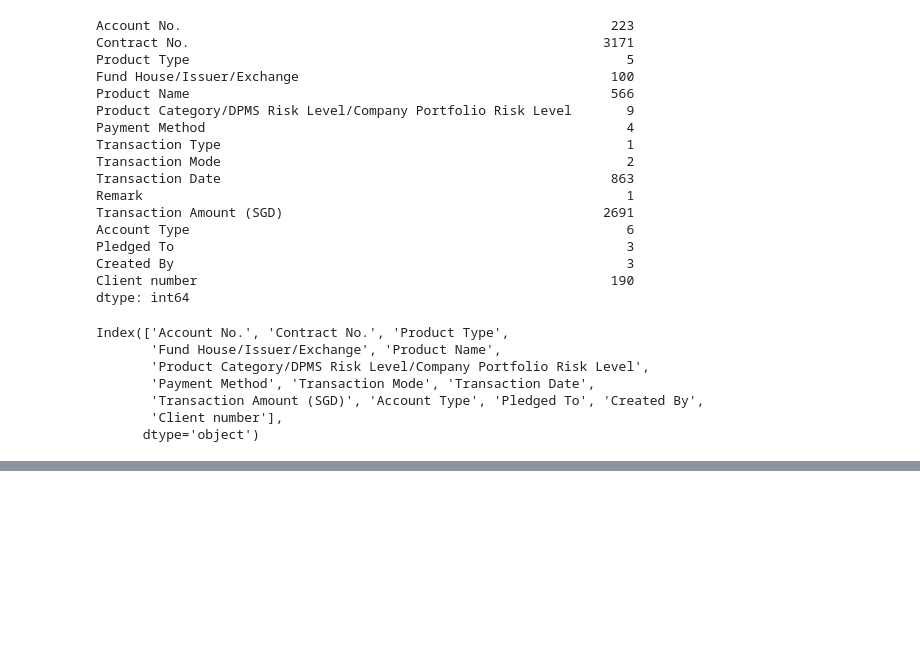
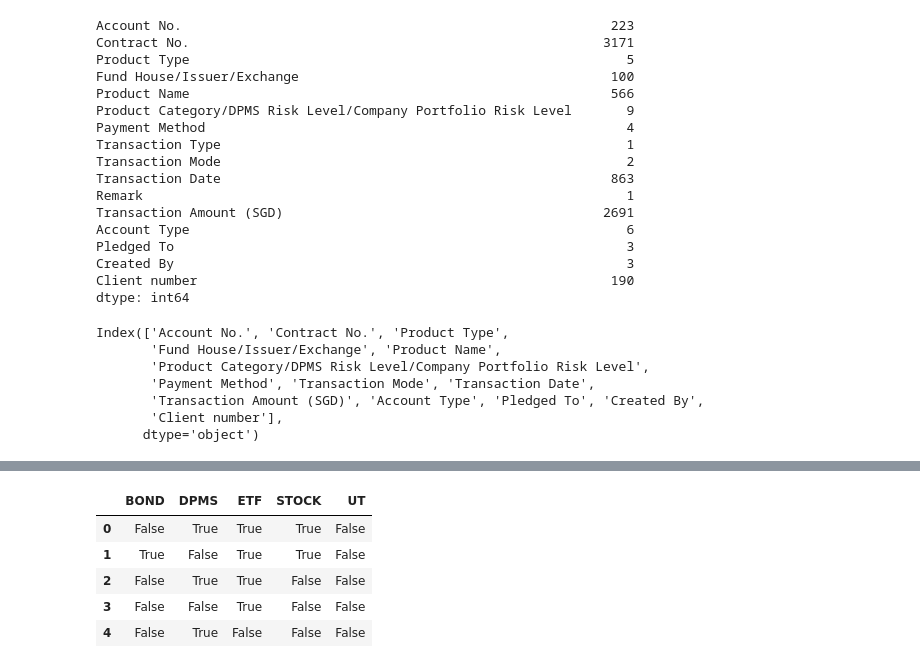
Before and after one commit to RudraSomaiya/FinPulse, a Jupyter notebook: rule-mining.ipynb, the cells around one changed output, grey strips where cells are left out. Cells and saved outputs as stored; diff of their text form; code cells hidden in the pictures; blank space fills up the shorter version.

```diff
--- a/rule-mining.ipynb
+++ b/rule-mining.ipynb
@@ -111,0 +153,13 @@ df.to_excel('cleaned_data.xlsx',index=False)
+# %%
+te = TransactionEncoder()
+te_ary = te.fit(basket['Product Type']).transform(basket['Product Type'])
+basket_encoded = pd.DataFrame(te_ary, columns=te.columns_)
+
+basket_encoded.head()
+# %% [output]
+|  | BOND | DPMS | ETF | STOCK | UT |
+| 0 | False | True | True | True | False |
+| 1 | True | False | True | True | False |
+| 2 | False | True | True | False | False |
+| 3 | False | False | True | False | False |
+| 4 | False | True | False | False | False |
```
Also changed, not shown: parts of 7 cells of this notebook.
